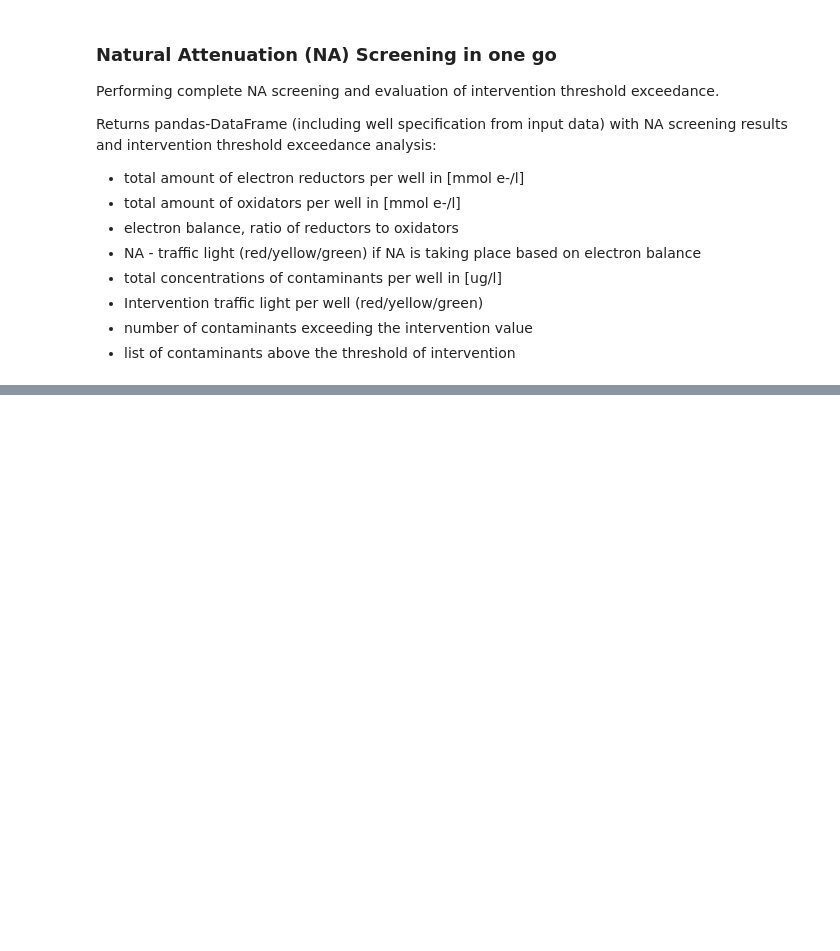
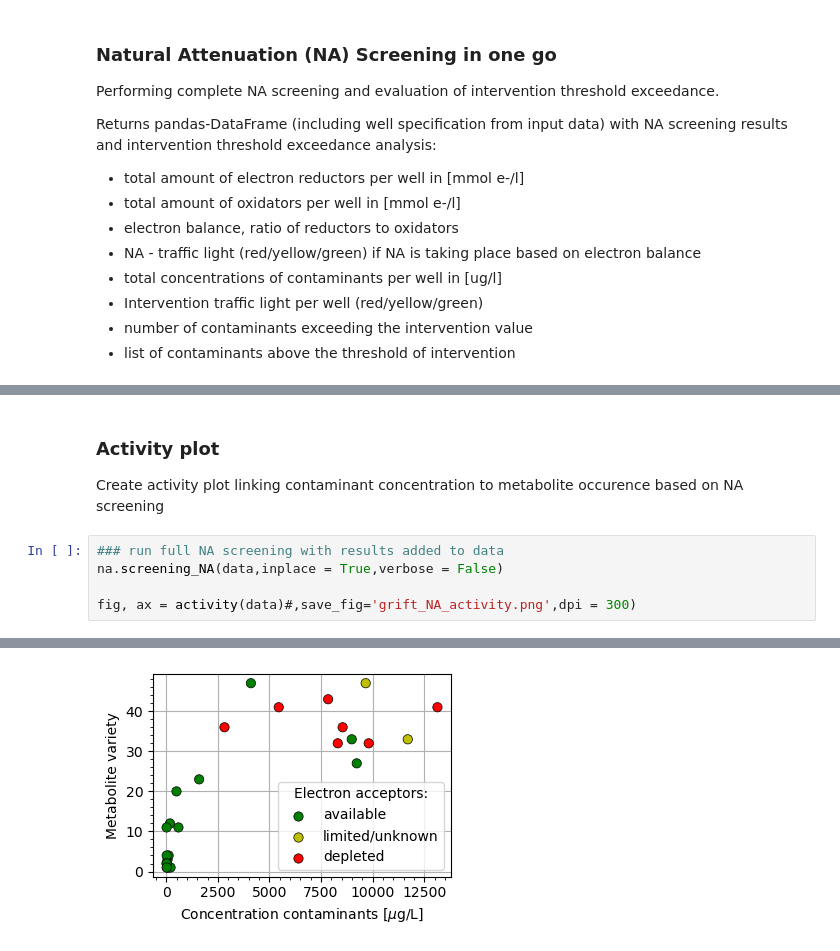
Before and after one commit to MiBiPreT/mibiscreen, a Jupyter notebook: examples/ex01_Griftpark/example_01_grift_NAscreening.ipynb, the cells around one changed output, grey strips where cells are left out. Drawn from its saved outputs; the diff is of its cells as text; blank space fills up the shorter version.

Commit message:
add example data analysis for amersfoort and griftpark

```diff
--- a/examples/ex01_Griftpark/example_01_grift_NAscreening.ipynb
+++ b/examples/ex01_Griftpark/example_01_grift_NAscreening.ipynb
@@ -270,0 +272,10 @@ display(data_na)
+# %% [markdown]
+### Activity plot
+
+Create activity plot linking contaminant concentration to metabolite occurence based on NA screening
+# %%
+### run full NA screening with results added to data
+na.screening_NA(data,inplace = True,verbose = False)
+
+fig, ax = activity(data)#,save_fig='grift_NA_activity.png',dpi = 300)
+# %% [output]
@@ -270,0 +286 @@ display(data_na)
+[figure, added]
```
Also changed, not shown: parts of 10 cells of this notebook, 7 other files.
